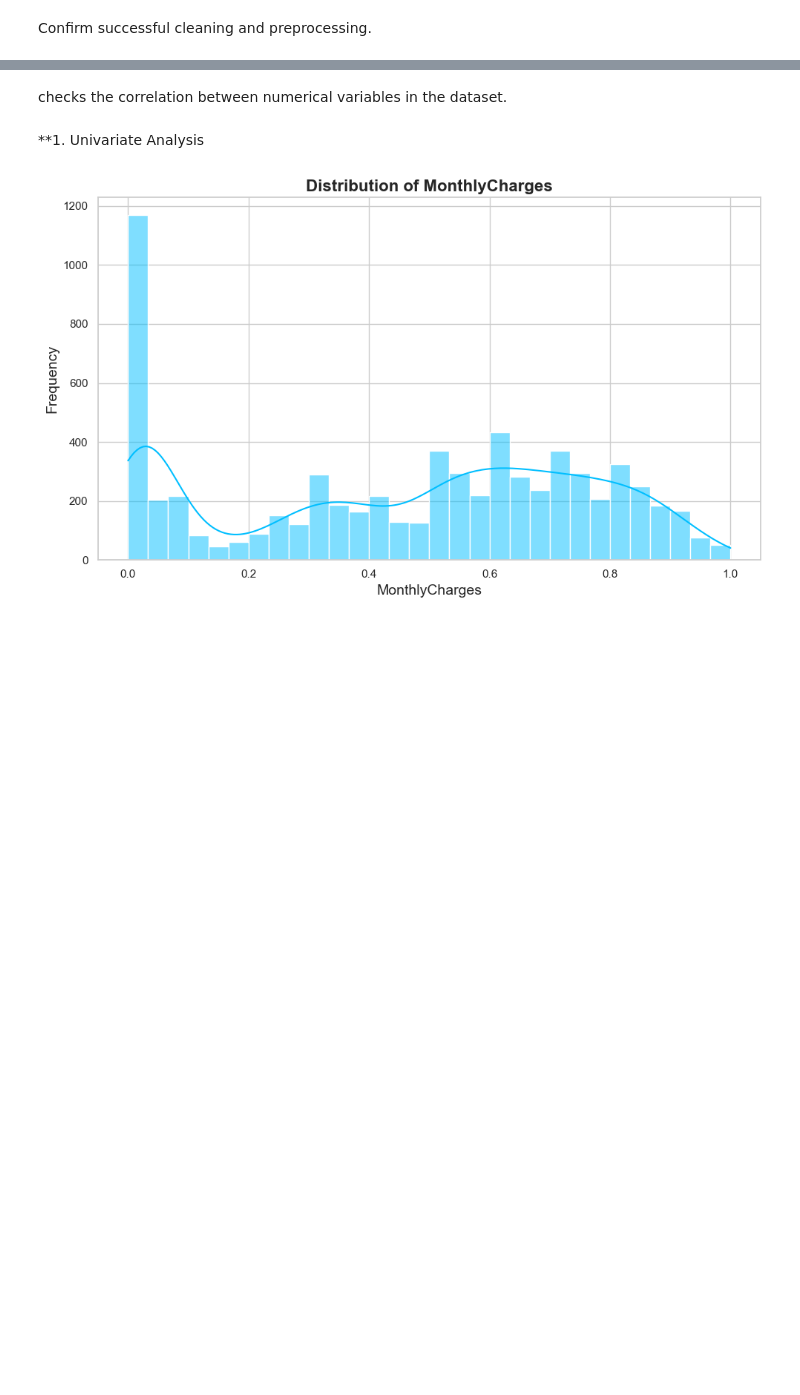
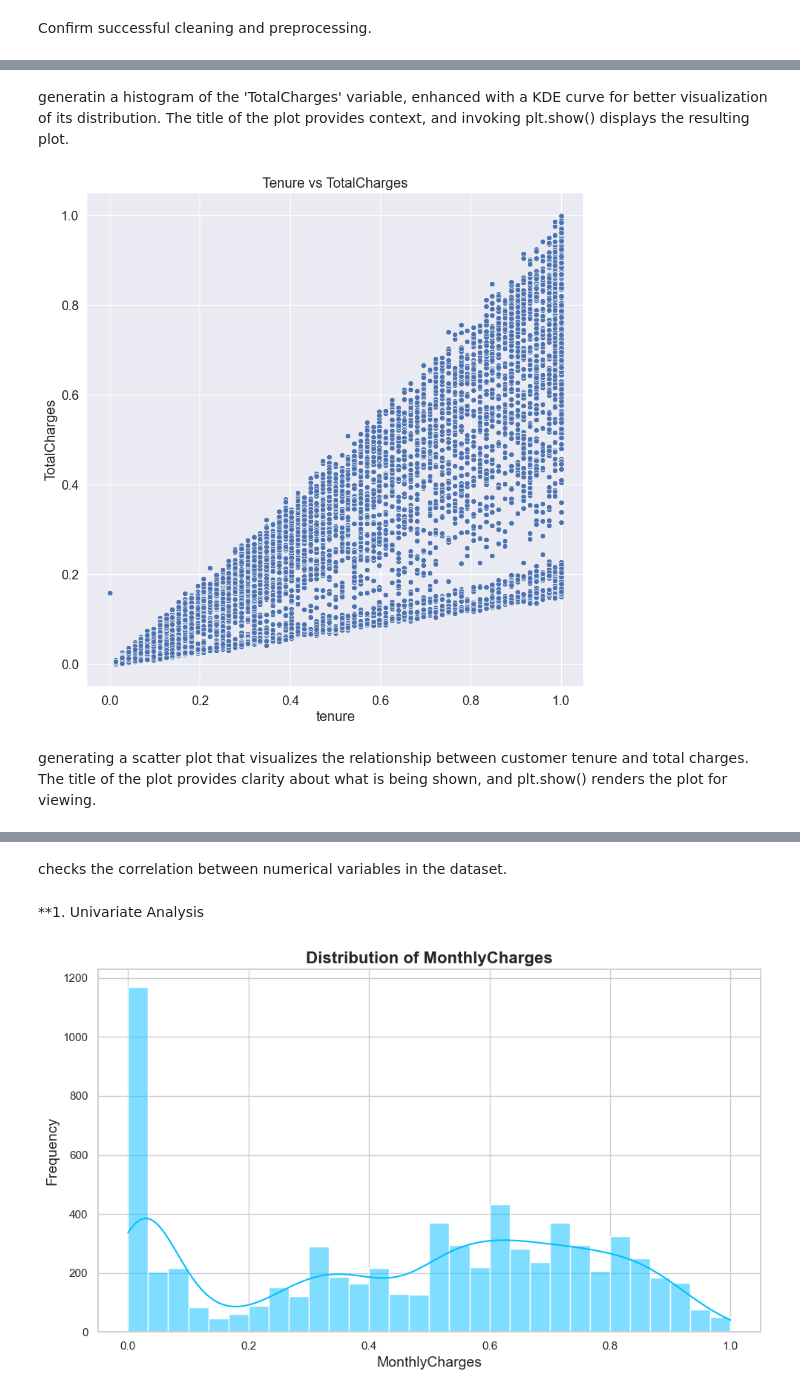
Before and after one commit to AssiaMohamed/Customer-Churn-Prediction-and-Analysis, a Jupyter notebook: Final project.ipynb, the cells around one changed output, grey strips where cells are left out. Cells and saved outputs as stored; diff of their text form; code cells hidden in the pictures; blank space fills up the shorter version.

```diff
--- a/Final project.ipynb
+++ b/Final project.ipynb
@@ -194,3 +200,15 @@ Confirm successful cleaning and preprocessing.
+# %% [markdown]
+generatin a histogram of the 'TotalCharges' variable, enhanced with a KDE curve for better visualization of its distribution.
+The title of the plot provides context, and invoking plt.show() displays the resulting plot.
+# %%
+sns.scatterplot(x='tenure', y='TotalCharges', data=df)
+plt.title('Tenure vs TotalCharges')
+plt.show()
+# %% [output]
+[figure, added]
+# %% [markdown]
+generating a scatter plot that visualizes the relationship between customer tenure and total charges.
+The title of the plot provides clarity about what is being shown, and plt.show() renders the plot for viewing.
 # %%
 df.corr(numeric_only=True)
 # %% [output]
```
Also changed, not shown: parts of 1 cell of this notebook.
